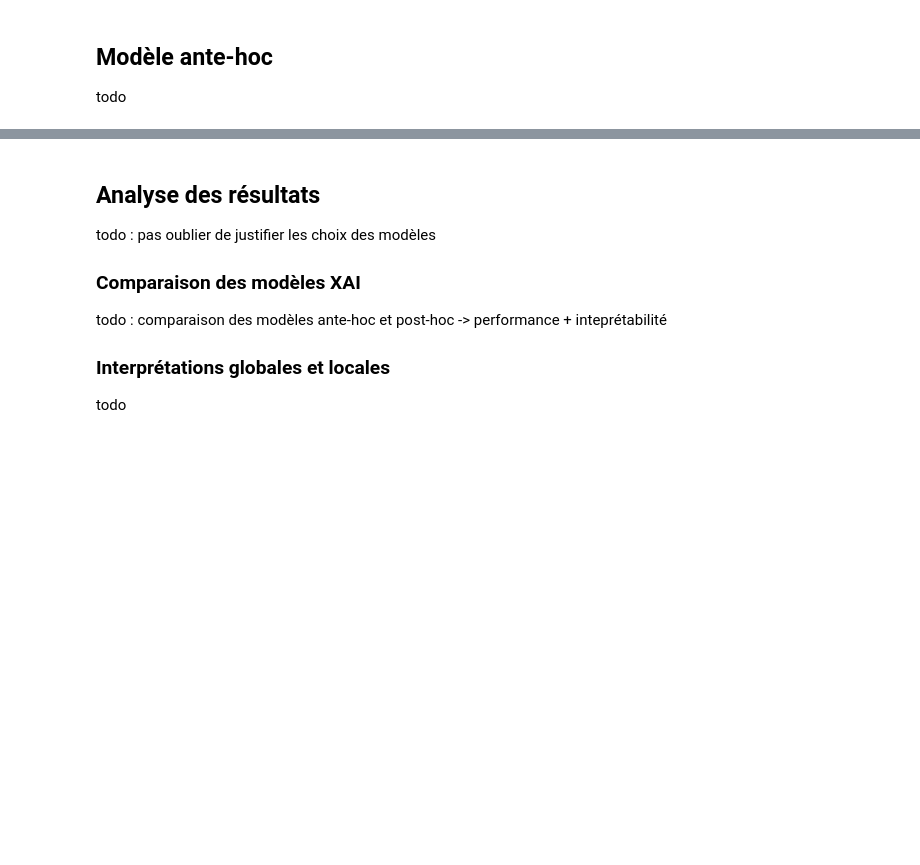
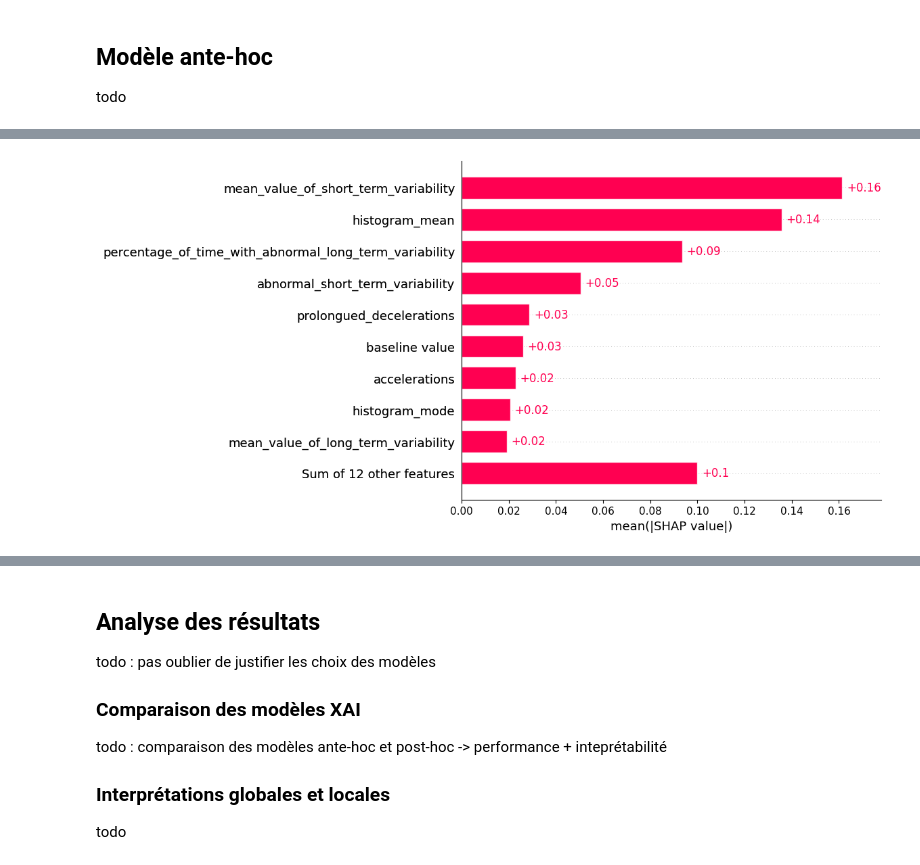
Before and after one commit to Raynobrak/heigvd-labos-xai, a Jupyter notebook: mini-projet/ançay-charbonnier-analyse-semiconducteurs.ipynb, the cells around one changed output, grey strips where cells are left out. Saved outputs shown, nothing was run; the diff lists cells and outputs as text; code cells hidden in the pictures; blank space fills up the shorter version.

```diff
--- a/mini-projet/ançay-charbonnier-analyse-semiconducteurs.ipynb
+++ b/mini-projet/ançay-charbonnier-analyse-semiconducteurs.ipynb
@@ -86,0 +209,7 @@ todo
+# %%
+import shap
+
+explainer = shap.TreeExplainer(dt, feature_names=X_test.columns.tolist())
+shap_values = explainer.shap_values(X_test)
+
+pd.DataFrame(shap_values, columns=X_test.columns.tolist()).head()
@@ -86,0 +224,7 @@ todo
+# %%
+import shap.plots
+
+shap_values_plot = explainer(X_test)
+shap.plots.bar(shap_values_plot)
+# %% [output]
+[figure, added]
```
Also changed, not shown: parts of 23 cells of this notebook.
